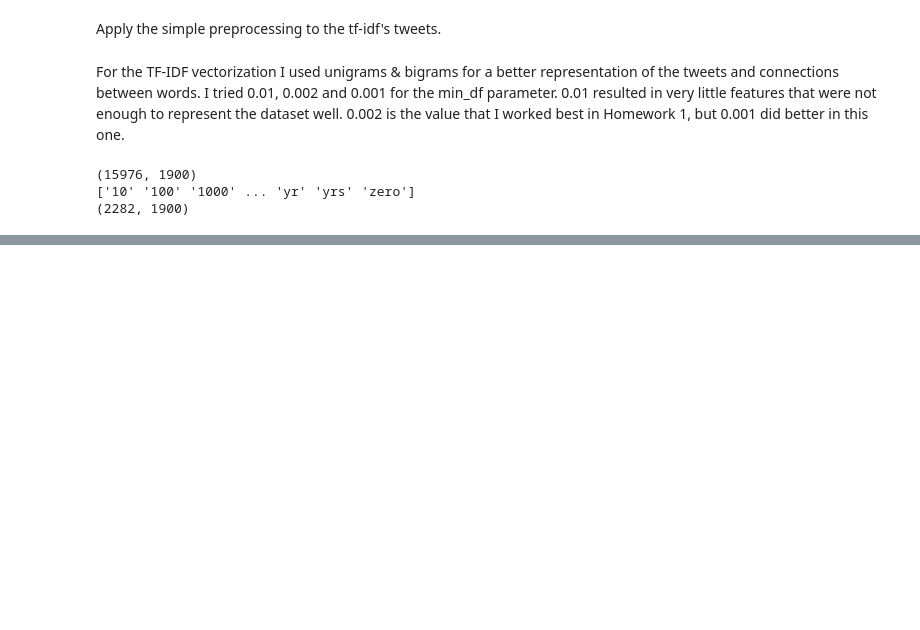
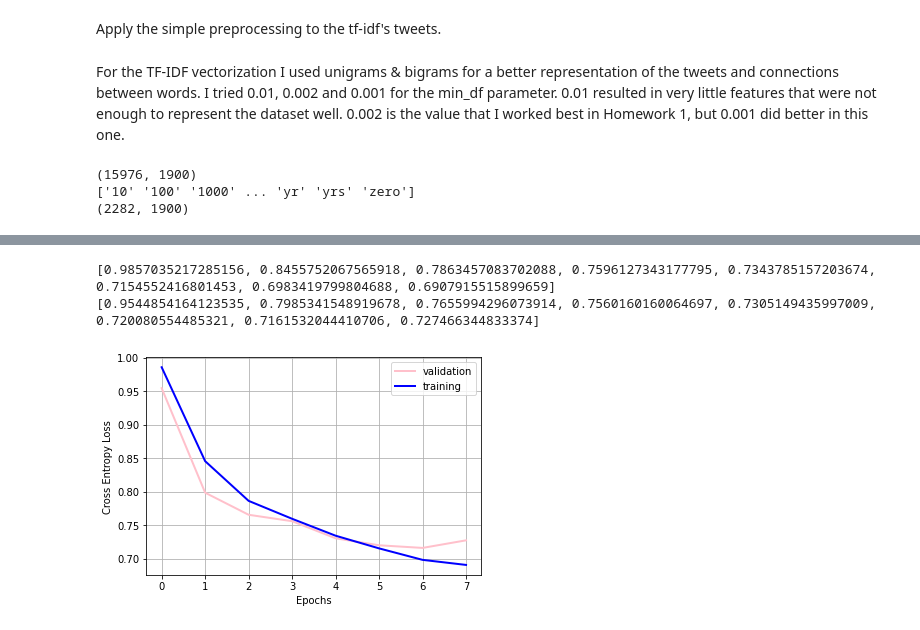
Before and after one commit to theodora-panteliou/Vaccine-Sentiment-Classifier, a Jupyter notebook: AI2_HM3_bidirectional_RNN_with_LSTM_GRU.ipynb, the cells around one changed output, grey strips where cells are left out. Saved outputs shown, nothing was run; the diff lists cells and outputs as text; code cells hidden in the pictures; blank space fills up the shorter version.

```diff
--- a/AI2_HM3_bidirectional_RNN_with_LSTM_GRU.ipynb
+++ b/AI2_HM3_bidirectional_RNN_with_LSTM_GRU.ipynb
@@ -323,0 +823,3 @@ print(tfidf_test.shape)
+# %%
+cell = 'GRU'
+epochs = 10
@@ -323,0 +987,18 @@ print(tfidf_test.shape)
+# %%
+# plot
+print(epoch_loss)
+print(validation_loss)
+fig, ax = plt.subplots()
+ax.plot(np.arange(n_epochs), validation_loss, color="pink", lw=2, label='validation')
+ax.plot(np.arange(n_epochs), epoch_loss, color="b", lw=2, label='training')
+
+ax.set_xlabel('Epochs')
+ax.set_ylabel('Cross Entropy Loss')
+
+ax.grid()
+ax.legend(loc=0)
+plt.show()
+# %% [output]
+[0.9857035217285156, 0.8455752067565918, 0.7863457083702088, 0.7596127343177795, 0.7343785157203674, 0.7154552416801453, 0.6983419799804688, 0.6907915515899659]
+[0.9544854164123535, 0.7985341548919678, 0.7655994296073914, 0.7560160160064697, 0.7305149435997009, 0.720080554485321, 0.7161532044410706, 0.727466344833374]
+[figure, added]
```
Also changed, not shown: parts of 23 cells of this notebook.
